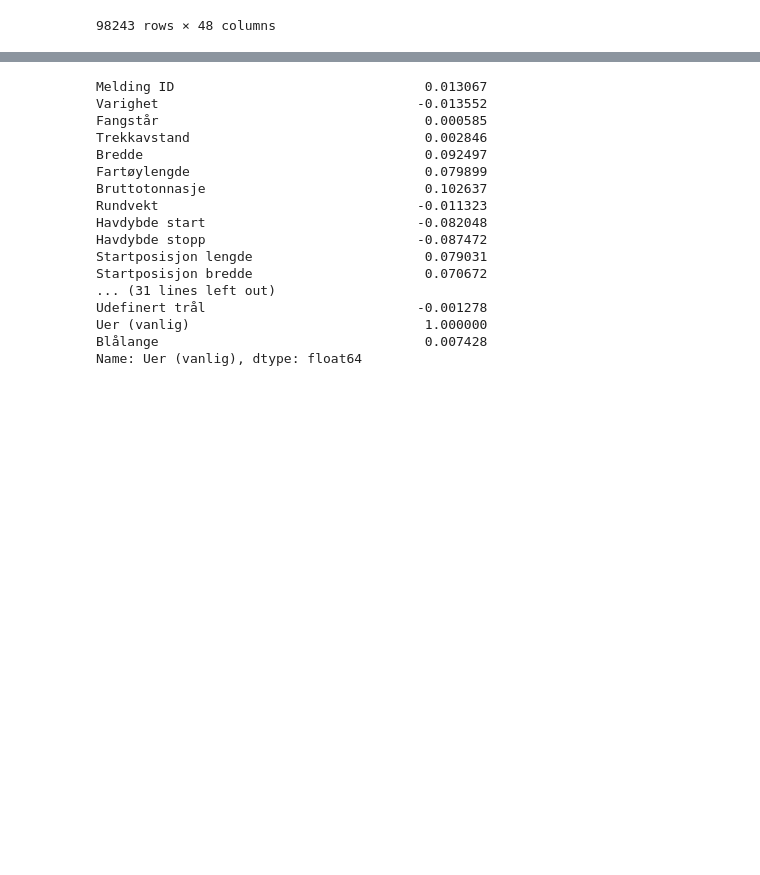
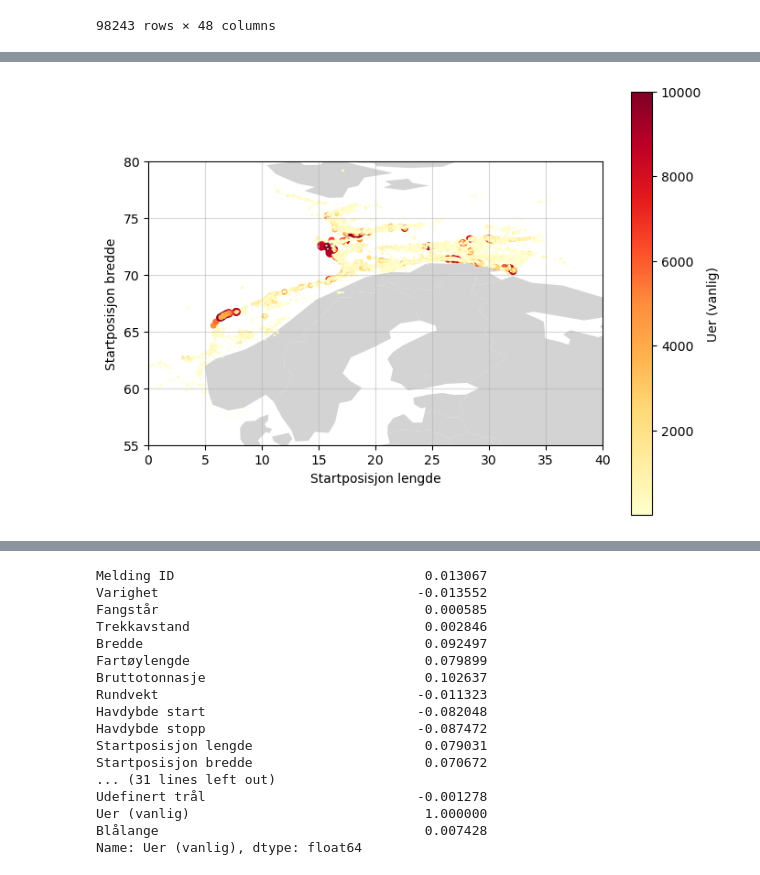
Before and after one commit to ThomasNicolai/info284groupexam, a Jupyter notebook: groupexam.ipynb, the cells around one changed output, grey strips where cells are left out. Drawn from its saved outputs; the diff is of its cells as text; code cells hidden in the pictures; blank space fills up the shorter version.

```diff
--- a/groupexam.ipynb
+++ b/groupexam.ipynb
@@ -140,0 +165,26 @@ plt.show()
+# %%
+df = df.drop(df[df["Startposisjon lengde"] < -50].index)
+df = df.drop(df[df["Startposisjon lengde"] > 60].index)
+df = df.drop(df[df["Startposisjon bredde"] < 40].index)
+df = df.drop(df[df["Uer (vanlig)"] > 25000].index) # Outlier
+# %%
+# initialize an axis
+fig, ax = plt.subplots(figsize=(8,6))
+# plot map on axis
+countries = gpd.read_file(
+     gpd.datasets.get_path("naturalearth_lowres"))
+countries.plot(color="lightgrey",
+                                                 ax=ax)
+df_positive_uer = df.drop(df[df["Uer (vanlig)"] == 0].index)
+
+# plot points
+df_positive_uer.plot(x="Startposisjon lengde", y="Startposisjon bredde", kind="scatter",
+        c="Uer (vanlig)", colormap="YlOrRd", s=df_positive_uer["Uer (vanlig)"].multiply(0.003),
+        ax=ax)
+# add grid
+ax.grid( alpha=0.5)
+ax.set_xlim(0, 40)
+ax.set_ylim(55, 80)
+plt.show()
+# %% [output]
+[figure, added]
```
Also changed, not shown: parts of 13 cells of this notebook.
